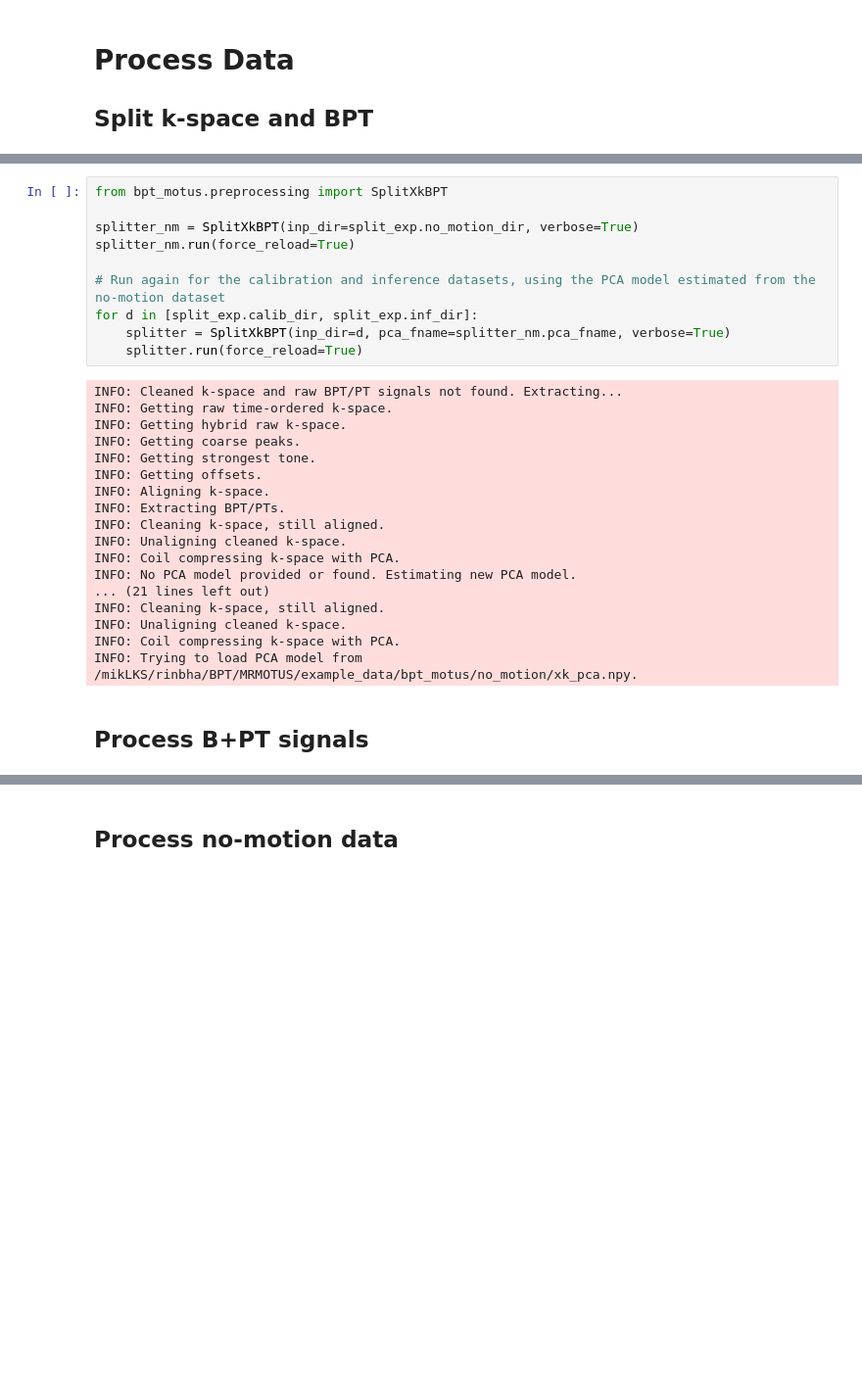
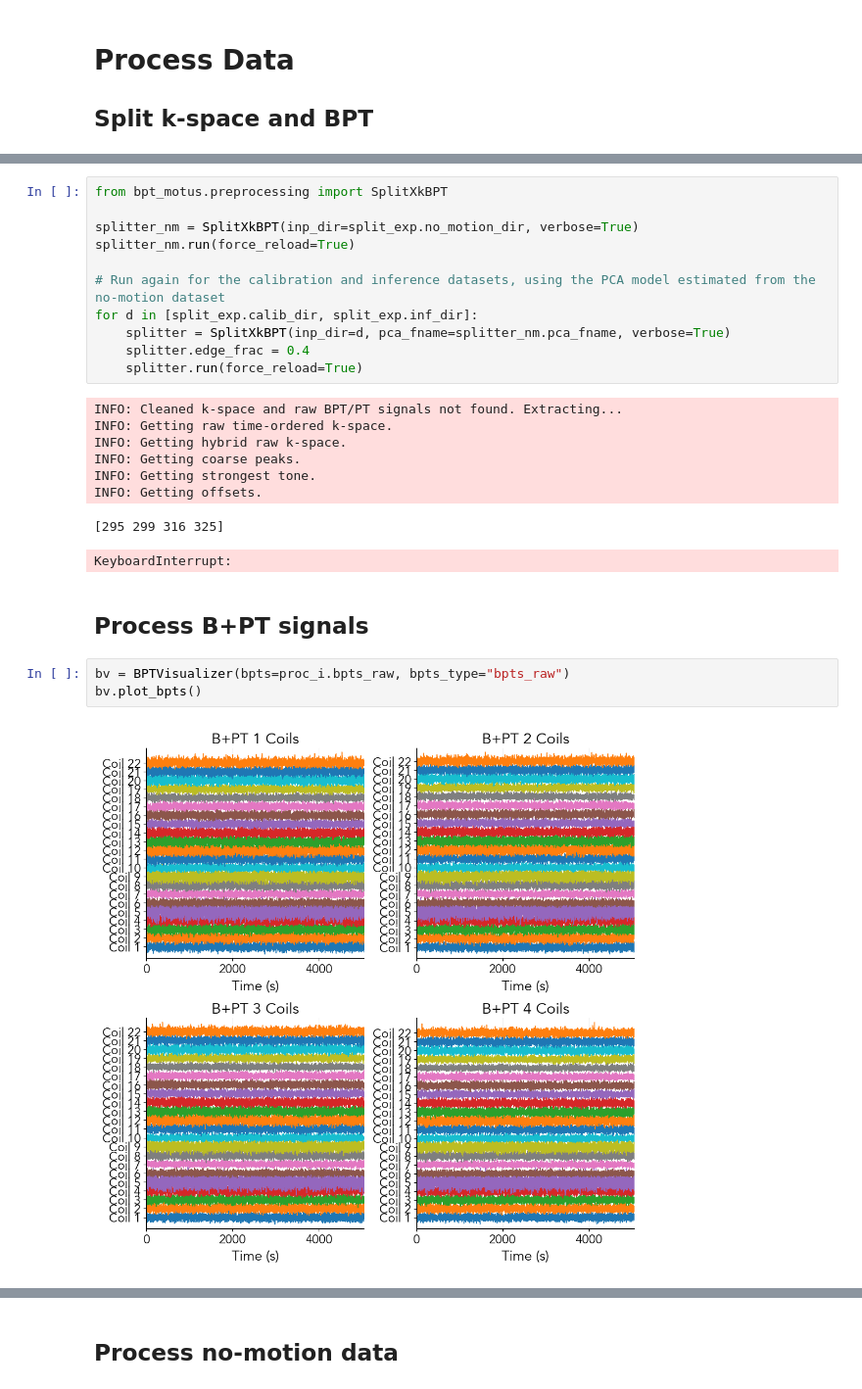
Before and after one commit to mikgroup/nonrigid-motion-bpt, a Jupyter notebook: examples/bpt_motus_example.ipynb, the cells around one changed output, grey strips where cells are left out. Shown at 98% size. Drawn from its saved outputs; the diff is of its cells as text; blank space fills up the shorter version.

```diff
--- a/examples/bpt_motus_example.ipynb
+++ b/examples/bpt_motus_example.ipynb
@@ -79,6 +112,7 @@ splitter_nm.run(force_reload=True)
 # Run again for the calibration and inference datasets, using the PCA model estimated from the no-motion dataset
 for d in [split_exp.calib_dir, split_exp.inf_dir]:
     splitter = SplitXkBPT(inp_dir=d, pca_fname=splitter_nm.pca_fname, verbose=True)
+    splitter.edge_frac = 0.4
     splitter.run(force_reload=True)
 # %% [output]
 INFO: Cleaned k-space and raw BPT/PT signals not found. Extracting...
@@ -87,19 +121,15 @@ INFO: Getting hybrid raw k-space.
 INFO: Getting coarse peaks.
 INFO: Getting strongest tone.
 INFO: Getting offsets.
-INFO: Aligning k-space.
-INFO: Extracting BPT/PTs.
-INFO: Cleaning k-space, still aligned.
-INFO: Unaligning cleaned k-space.
-INFO: Coil compressing k-space with PCA.
-INFO: No PCA model provided or found. Estimating new PCA model.
-... (21 lines left out)
-INFO: Cleaning k-space, still aligned.
-INFO: Unaligning cleaned k-space.
-INFO: Coil compressing k-space with PCA.
-INFO: Trying to load PCA model from /mikLKS/rinbha/BPT/MRMOTUS/example_data/bpt_motus/no_motion/xk_pca.npy.
+[295 299 316 325]
+KeyboardInterrupt:
 # %% [markdown]
 ## Process B+PT signals
+# %%
+bv = BPTVisualizer(bpts=proc_i.bpts_raw, bpts_type="bpts_raw")
+bv.plot_bpts()
+# %% [output]
+[figure, added]
 # %%
 from bpt_motus.preprocessing import ProcessBPT
 
```
Also changed, not shown: parts of 17 cells of this notebook, 24 other files.
